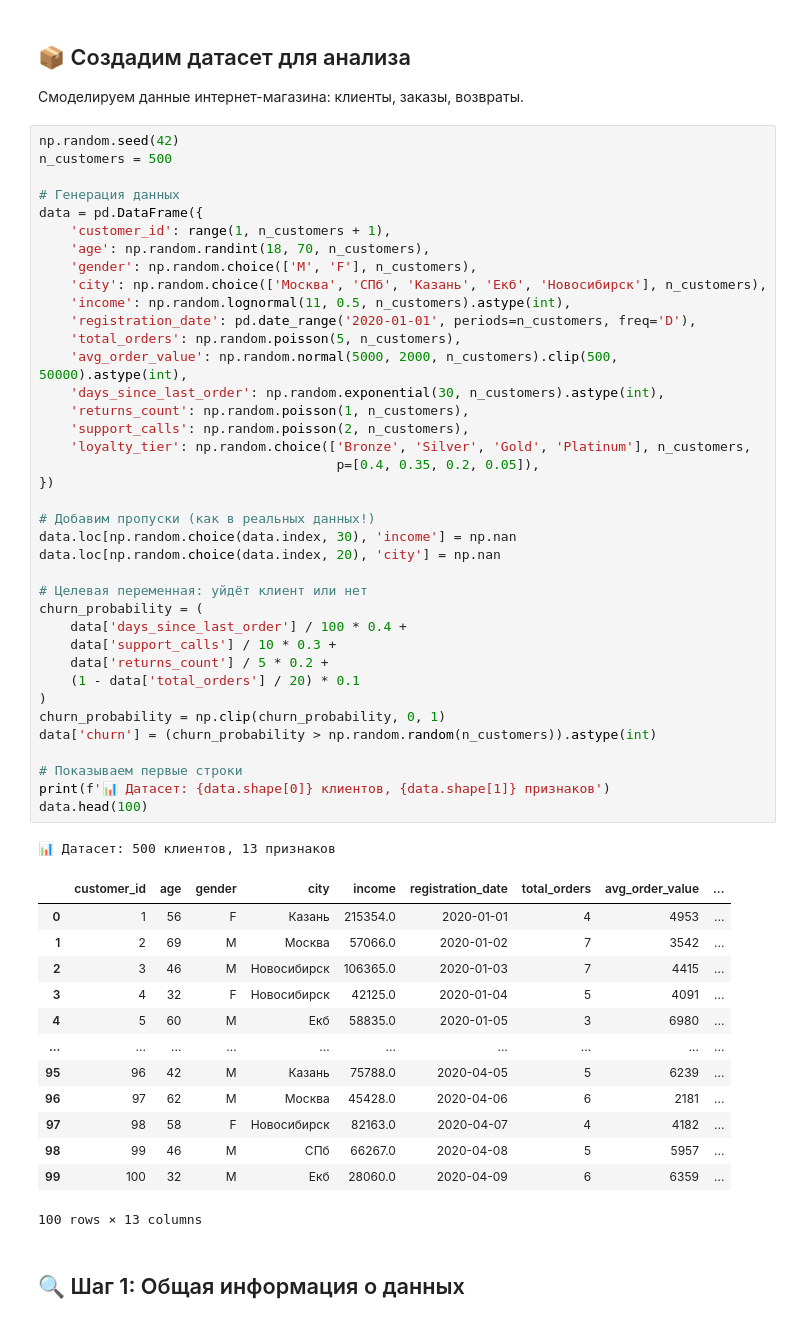
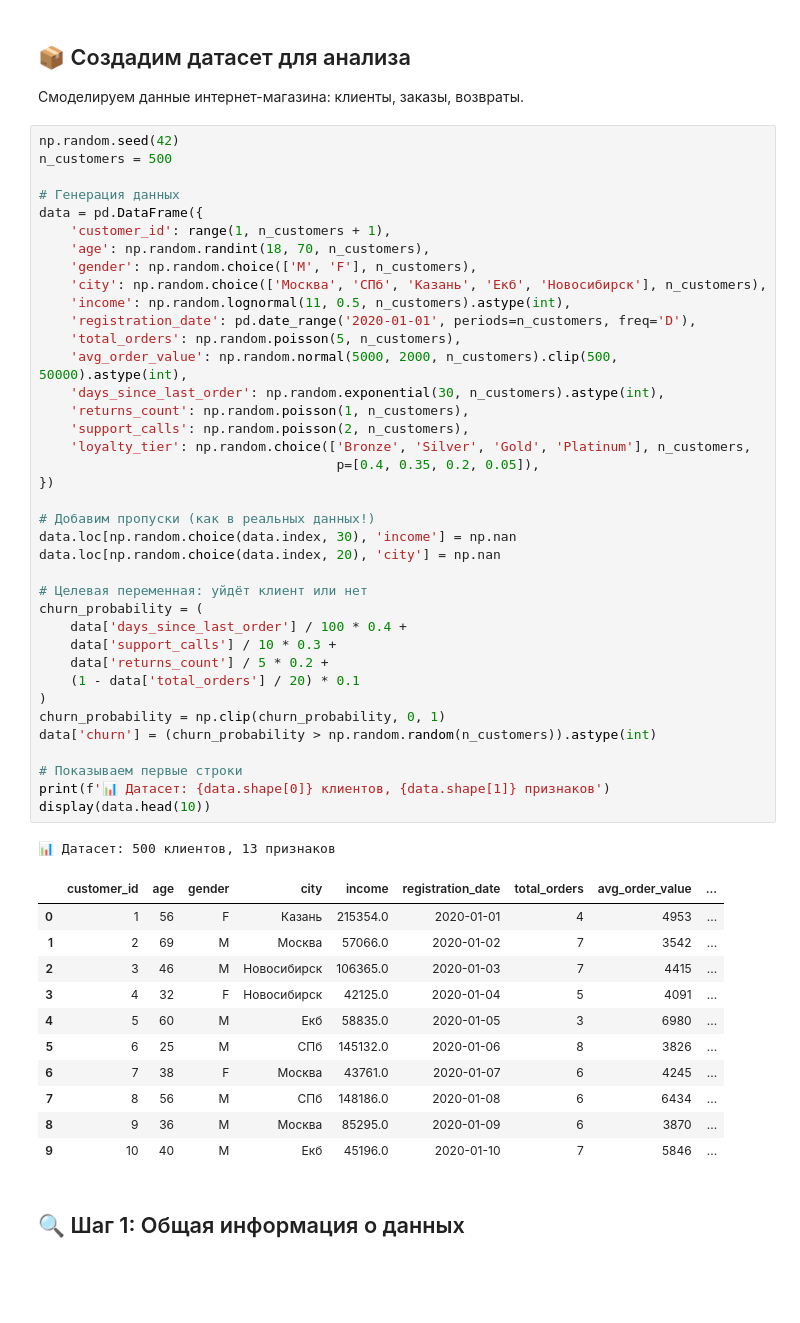
Before and after one commit to gdenis82/classical-ml, a Jupyter notebook: ml_course/02_eda_and_visualization.ipynb, the cells around one changed output. Cells and saved outputs as stored; diff of their text form; blank space fills up the shorter version.

```diff
--- a/ml_course/02_eda_and_visualization.ipynb
+++ b/ml_course/02_eda_and_visualization.ipynb
@@ -73,41 +73,39 @@ data = pd.DataFrame({
     'returns_count': np.random.poisson(1, n_customers),
     'support_calls': np.random.poisson(2, n_customers),
     'loyalty_tier': np.random.choice(['Bronze', 'Silver', 'Gold', 'Platinum'], n_customers,
                                       p=[0.4, 0.35, 0.2, 0.05]),
 })
 
 # Добавим пропуски (как в реальных данных!)
 data.loc[np.random.choice(data.index, 30), 'income'] = np.nan
 data.loc[np.random.choice(data.index, 20), 'city'] = np.nan
 
 # Целевая переменная: уйдёт клиент или нет
 churn_probability = (
     data['days_since_last_order'] / 100 * 0.4 +
     data['support_calls'] / 10 * 0.3 +
     data['returns_count'] / 5 * 0.2 +
     (1 - data['total_orders'] / 20) * 0.1
 )
 churn_probability = np.clip(churn_probability, 0, 1)
 data['churn'] = (churn_probability > np.random.random(n_customers)).astype(int)
 
 # Показываем первые строки
 print(f'📊 Датасет: {data.shape[0]} клиентов, {data.shape[1]} признаков')
-data.head(100)
+display(data.head(10))
 # %% [output]
 📊 Датасет: 500 клиентов, 13 признаков
 |  | customer_id | age | gender | city | income | registration_date | total_orders | avg_order_value | ... |
 | 0 | 1 | 56 | F | Казань | 215354.0 | 2020-01-01 | 4 | 4953 | ... |
 | 1 | 2 | 69 | M | Москва | 57066.0 | 2020-01-02 | 7 | 3542 | ... |
 | 2 | 3 | 46 | M | Новосибирск | 106365.0 | 2020-01-03 | 7 | 4415 | ... |
 | 3 | 4 | 32 | F | Новосибирск | 42125.0 | 2020-01-04 | 5 | 4091 | ... |
 | 4 | 5 | 60 | M | Екб | 58835.0 | 2020-01-05 | 3 | 6980 | ... |
-| ... | ... | ... | ... | ... | ... | ... | ... | ... | ... |
-| 95 | 96 | 42 | M | Казань | 75788.0 | 2020-04-05 | 5 | 6239 | ... |
-| 96 | 97 | 62 | M | Москва | 45428.0 | 2020-04-06 | 6 | 2181 | ... |
-| 97 | 98 | 58 | F | Новосибирск | 82163.0 | 2020-04-07 | 4 | 4182 | ... |
-| 98 | 99 | 46 | M | СПб | 66267.0 | 2020-04-08 | 5 | 5957 | ... |
-| 99 | 100 | 32 | M | Екб | 28060.0 | 2020-04-09 | 6 | 6359 | ... |
+| 5 | 6 | 25 | M | СПб | 145132.0 | 2020-01-06 | 8 | 3826 | ... |
+| 6 | 7 | 38 | F | Москва | 43761.0 | 2020-01-07 | 6 | 4245 | ... |
+| 7 | 8 | 56 | M | СПб | 148186.0 | 2020-01-08 | 6 | 6434 | ... |
+| 8 | 9 | 36 | M | Москва | 85295.0 | 2020-01-09 | 6 | 3870 | ... |
+| 9 | 10 | 40 | M | Екб | 45196.0 | 2020-01-10 | 7 | 5846 | ... |
-100 rows × 13 columns
 # %% [markdown]
 ## 🔍 Шаг 1: Общая информация о данных
 # %%
```
Also changed, not shown: parts of 5 cells of this notebook.
